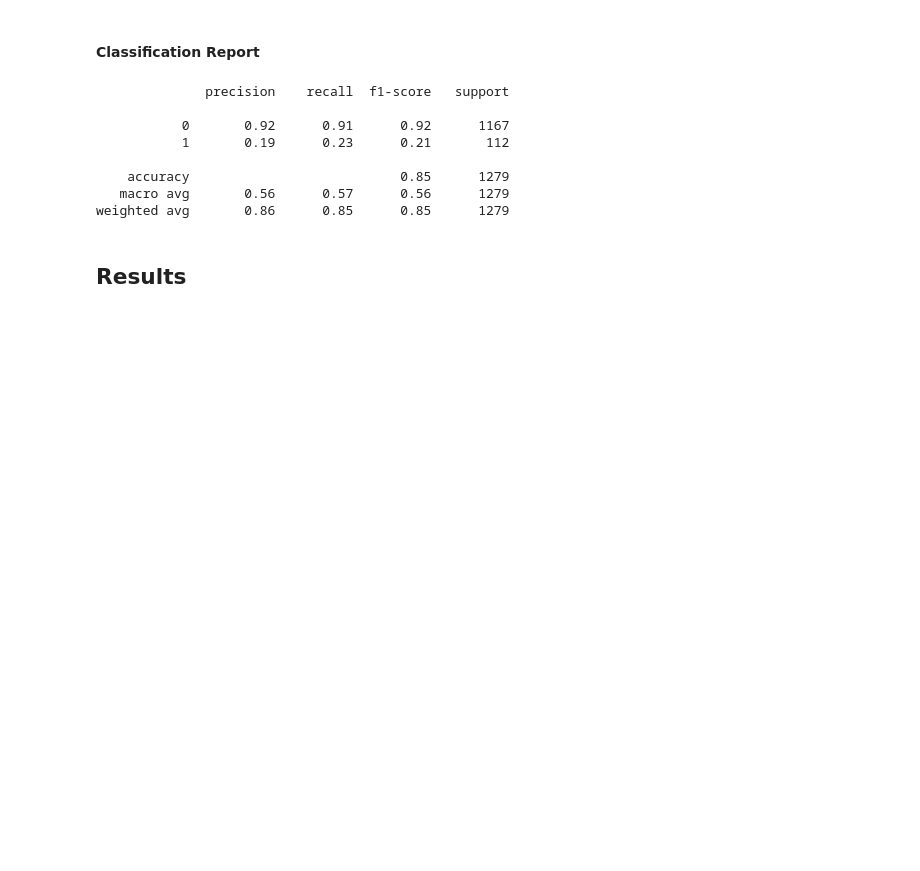
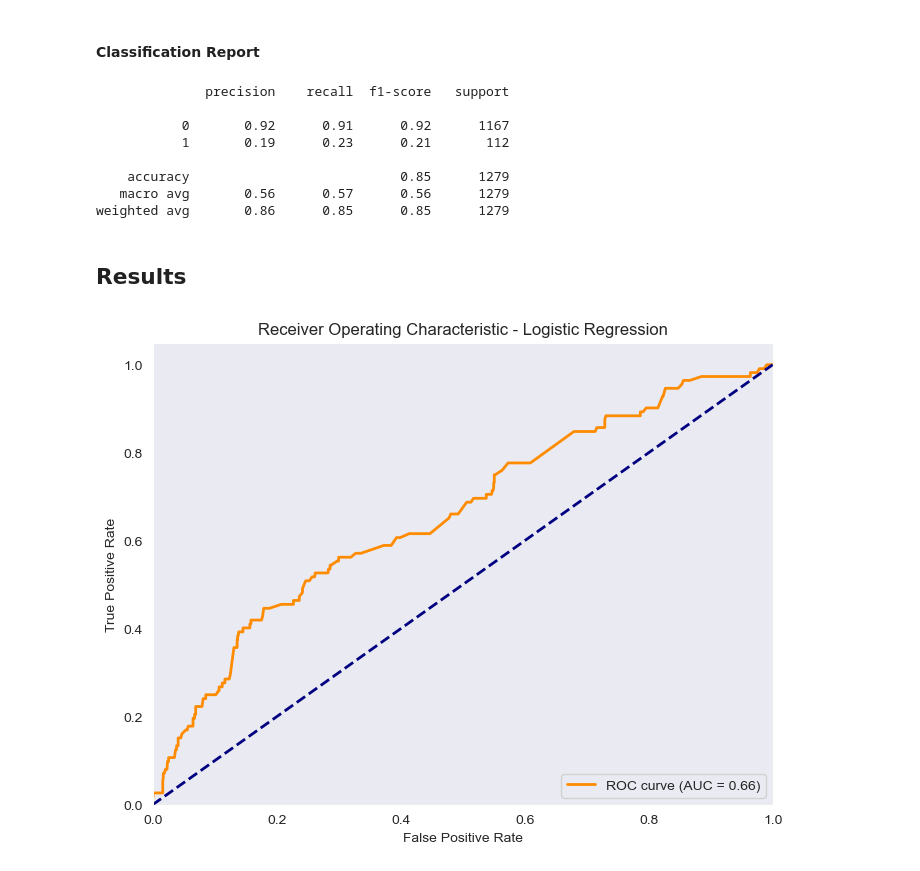
Before and after one commit to itsGarrin/prepaid-card-marketing, a Jupyter notebook: notebook/prepaid-card-marketing.ipynb, the cells around one changed output. Saved outputs shown, nothing was run; the diff lists cells and outputs as text; code cells hidden in the pictures; blank space fills up the shorter version.

```diff
--- a/notebook/prepaid-card-marketing.ipynb
+++ b/notebook/prepaid-card-marketing.ipynb
@@ -656,3 +682,8 @@ print(classification_report(y_test, y_pred_xgb_hyper))
 weighted avg       0.86      0.85      0.85      1279
 # %% [markdown]
 ## Results
+# %%
+# plot roc curve for logistic regression
+utils.plot_roc_curve(y_test, y_prob, 'Logistic Regression')
+# %% [output]
+[figure, added]
```
Also changed, not shown: parts of 17 cells of this notebook, 1 other file.
